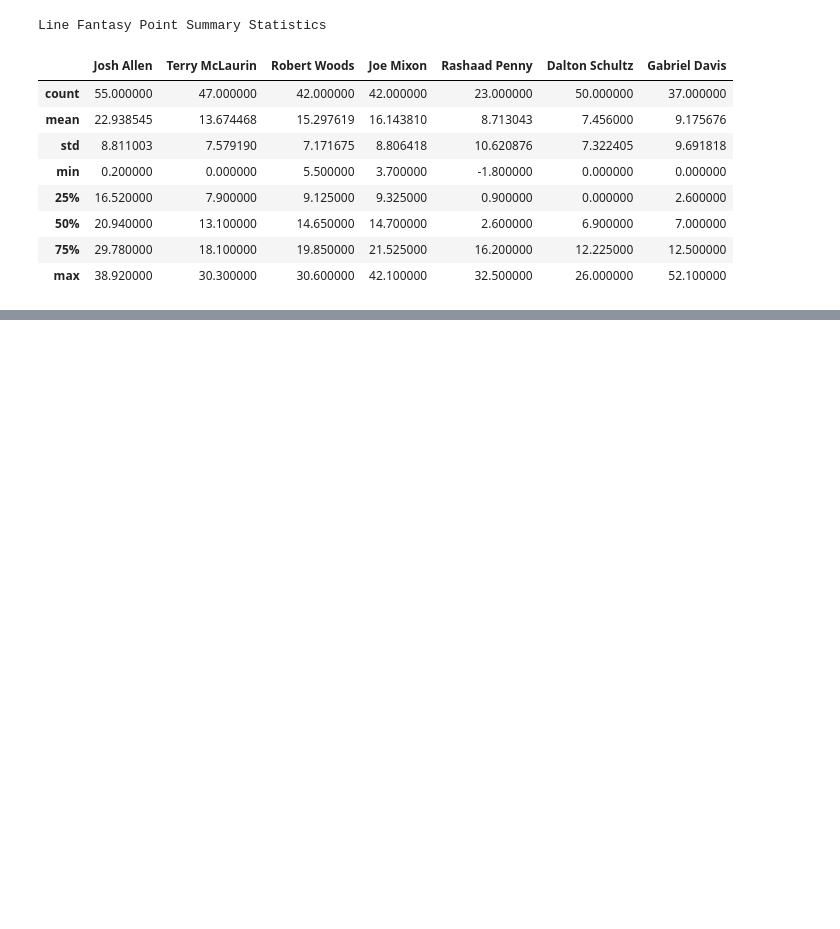
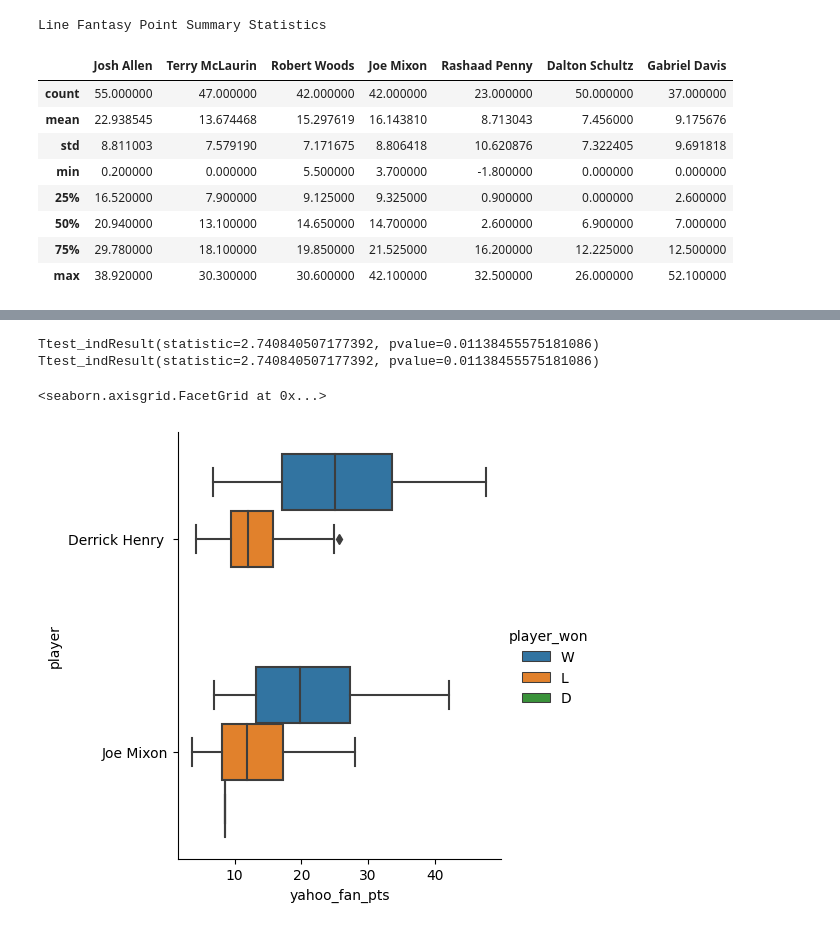
Before and after one commit to rbtessier/nfl-analysis, a Jupyter notebook: nfl_fantasy_eda.ipynb, the cells around one changed output, grey strips where cells are left out. Saved outputs shown, nothing was run; the diff lists cells and outputs as text; code cells hidden in the pictures; blank space fills up the shorter version.

```diff
--- a/nfl_fantasy_eda.ipynb
+++ b/nfl_fantasy_eda.ipynb
@@ -299,0 +255,12 @@ def_stats[]
+# %%
+loss_underperformers = ['Joe Mixon', 'Derrick Henry ']
+#welch's t-test on underperformers
+for player in loss_underperformers:
+    print(ttest_ind(off_stats[np.logical_and(off_stats['player'] == player, off_stats['player_won'] == 'W' )]['yahoo_fan_pts'], off_stats[np.logical_and(off_stats['player'] == player, off_stats['player_won'] == 'L' )]['yahoo_fan_pts'], equal_var = False))
+
+sns.catplot(data = off_stats[off_stats['player'].isin(loss_underperformers)], x = 'yahoo_fan_pts', y = 'player', hue = 'player_won', kind = 'box')
+# %% [output]
+Ttest_indResult(statistic=2.740840507177392, pvalue=0.01138455575181086)
+Ttest_indResult(statistic=2.740840507177392, pvalue=0.01138455575181086)
+<seaborn.axisgrid.FacetGrid at 0x...>
+[figure, added]
```
Also changed, not shown: parts of 16 cells of this notebook, 1 other file.
